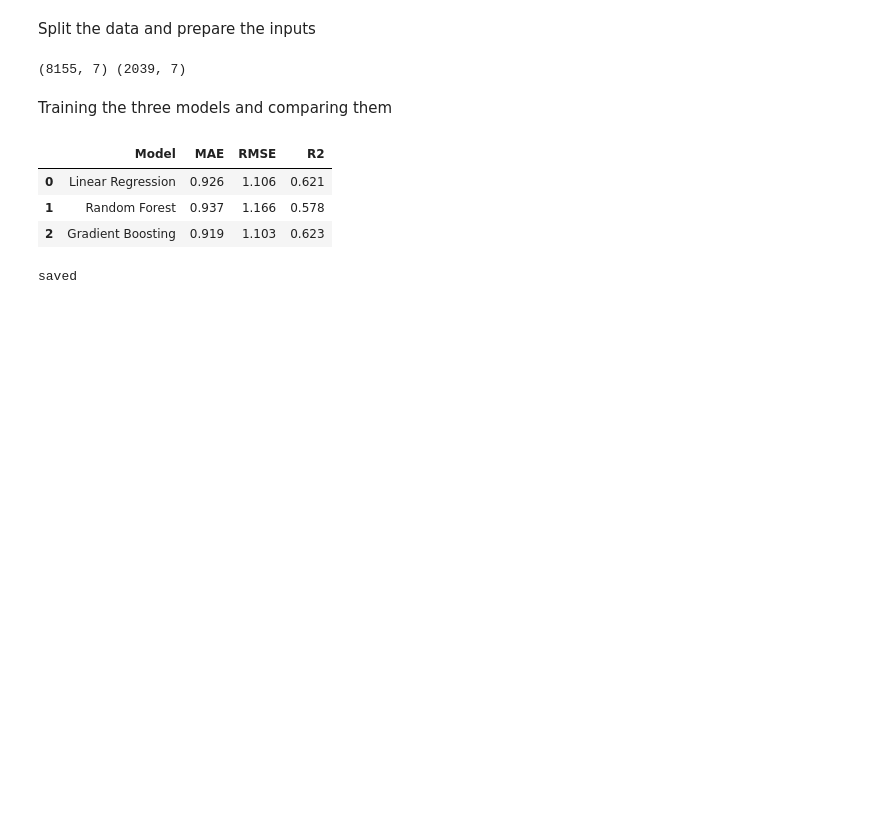
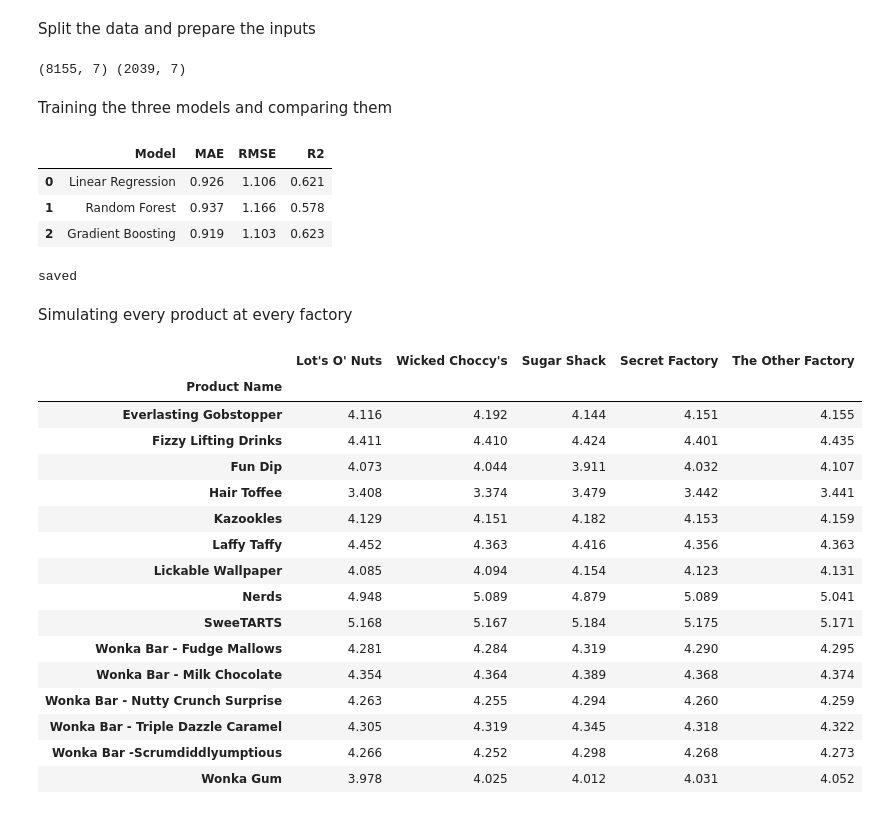
Before and after one commit to NityaRanout-2496/nassau-candy-shipping-optimization, a Jupyter notebook: notebooks/02_modeling.ipynb, the cells around one changed output. Saved outputs shown, nothing was run; the diff lists cells and outputs as text; code cells hidden in the pictures; blank space fills up the shorter version.

```diff
--- a/notebooks/02_modeling.ipynb
+++ b/notebooks/02_modeling.ipynb
@@ -84,3 +84,52 @@ pd.DataFrame(results).round(3).to_csv("../reports/model_results.csv", index=Fals
 print("saved")
 # %% [output]
 saved
+# %% [markdown]
+Simulating every product at every factory
+# %%
+import joblib
+
+model = joblib.load("../models/gradient_boosting.pkl")
+
+factory_coords = {
+    "Lot's O' Nuts": (32.881893, -111.768036),
+    "Wicked Choccy's": (32.076176, -81.088371),
+    "Sugar Shack": (48.11914, -96.18115),
+    "Secret Factory": (41.446333, -90.565487),
+    "The Other Factory": (35.1175, -89.971107),
+}
+
+def haversine(lat1, lon1, lat2, lon2):
+    R = 6371
+    lat1, lon1, lat2, lon2 = map(np.radians, [lat1, lon1, lat2, lon2])
+    a = np.sin((lat2 - lat1) / 2) ** 2 + np.cos(lat1) * np.cos(lat2) * np.sin((lon2 - lon1) / 2) ** 2
+    return 2 * R * np.arcsin(np.sqrt(a))
+
+cols = []
+for fac, (lat, lon) in factory_coords.items():
+    sim = df[features].copy()
+    sim["Factory"] = fac
+    sim["Distance KM"] = haversine(lat, lon, df["Dest Lat"], df["Dest Lon"])
+    sim["Predicted"] = model.predict(sim[features])
+    cols.append(sim.groupby("Product Name")["Predicted"].mean().rename(fac))
+
+sim_table = pd.concat(cols, axis=1).round(3)
+sim_table
+# %% [output]
+|  | Lot's O' Nuts | Wicked Choccy's | Sugar Shack | Secret Factory | The Other Factory |
+| Product Name |  |  |  |  |  |
+| Everlasting Gobstopper | 4.116 | 4.192 | 4.144 | 4.151 | 4.155 |
+| Fizzy Lifting Drinks | 4.411 | 4.410 | 4.424 | 4.401 | 4.435 |
+| Fun Dip | 4.073 | 4.044 | 3.911 | 4.032 | 4.107 |
+| Hair Toffee | 3.408 | 3.374 | 3.479 | 3.442 | 3.441 |
+| Kazookles | 4.129 | 4.151 | 4.182 | 4.153 | 4.159 |
+| Laffy Taffy | 4.452 | 4.363 | 4.416 | 4.356 | 4.363 |
+| Lickable Wallpaper | 4.085 | 4.094 | 4.154 | 4.123 | 4.131 |
+| Nerds | 4.948 | 5.089 | 4.879 | 5.089 | 5.041 |
+| SweeTARTS | 5.168 | 5.167 | 5.184 | 5.175 | 5.171 |
+| Wonka Bar - Fudge Mallows | 4.281 | 4.284 | 4.319 | 4.290 | 4.295 |
+| Wonka Bar - Milk Chocolate | 4.354 | 4.364 | 4.389 | 4.368 | 4.374 |
+| Wonka Bar - Nutty Crunch Surprise | 4.263 | 4.255 | 4.294 | 4.260 | 4.259 |
+| Wonka Bar - Triple Dazzle Caramel | 4.305 | 4.319 | 4.345 | 4.318 | 4.322 |
+| Wonka Bar -Scrumdiddlyumptious | 4.266 | 4.252 | 4.298 | 4.268 | 4.273 |
+| Wonka Gum | 3.978 | 4.025 | 4.012 | 4.031 | 4.052 |
```
Also changed, not shown: parts of 8 cells of this notebook, 2 other files.
